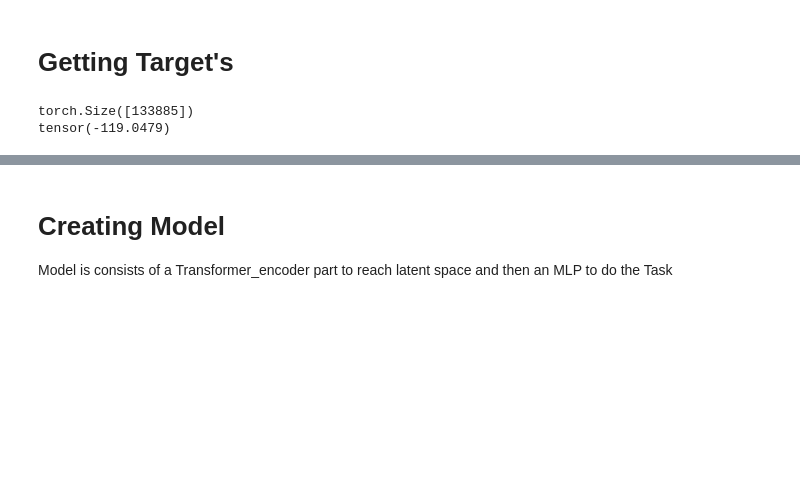
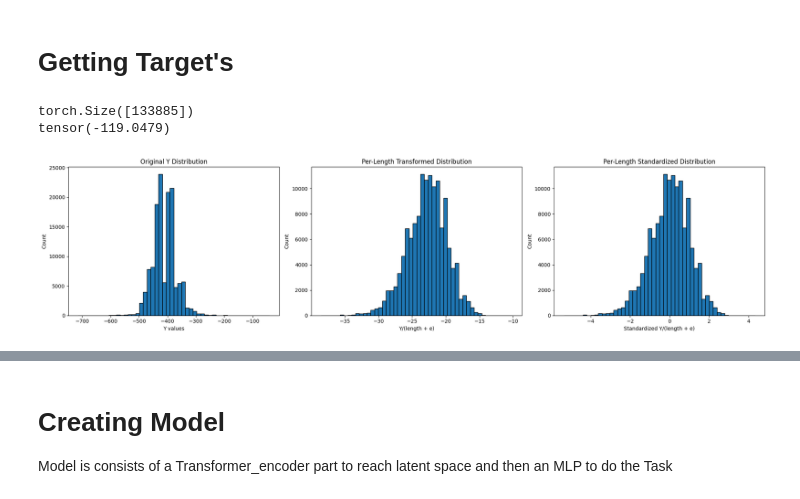
Before and after one commit to Mahdavi78/MoleculeNet, a Jupyter notebook: Main.ipynb, the cells around one changed output, grey strips where cells are left out. Saved outputs shown, nothing was run; the diff lists cells and outputs as text; code cells hidden in the pictures; blank space fills up the shorter version.

```diff
--- a/Main.ipynb
+++ b/Main.ipynb
@@ -110,23 +110,64 @@ print(Y[12])
 torch.Size([133885])
 tensor(-119.0479)
 # %%
-# Basic statistics
-print("Y tensor statistics:")
-print(f"Shape: {Y.shape}")
-print(f"Min value: {Y.min().item():.4f}")
-print(f"Max value: {Y.max().item():.4f}")
-print(f"Mean value: {Y.float().mean().item():.4f}")
-print(f"Median value: {Y.float().median().item():.4f}")
-print(f"Standard deviation: {Y.float().std().item():.4f}")
+from Model.TargetTransformer import TargetTransformer
 
-# Optional: Show distribution in bins
-print("\nValue distribution:")
-hist = torch.histc(Y.float(), bins=10)
-bin_edges = torch.linspace(Y.min(), Y.max(), 11)
-for i in range(10):
-    print(f"Range {bin_edges[i]:.2f} to {bin_edges[i+1]:.2f}: {hist[i].item():.0f} values")
+# Initialize transformer
+transformer = TargetTransformer()
+'''
+---------------------------------
+        y is tranformed like this ,
+n= length of not 'PAD' elements of X
+e= normalizer value
+    y = y/(n+e)
+---------------------------------
+'''
+# Get transformed values
+Y_per_length = transformer.per_length(X, Y, e=1)
+Y_per_length_standard = transformer.per_length_standard(X, Y, e=1)
 
-# Optional: Show some sample values
-print("\nSample values (first 5):")
-print(Y[:5].tolist())
+# Create figure with 3 subplots
+fig, (ax1, ax2, ax3) = plt.subplots(1, 3, figsize=(20, 5))
+
+# Plot original Y distribution
+ax1.hist(Y.cpu().numpy(), bins=50, edgecolor='black')
+ax1.set_title('Original Y Distribution')
+ax1.set_xlabel('Y values')
+ax1.set_ylabel('Count')
+
+# Plot per_length distribution
+ax2.hist(Y_per_length.cpu().numpy(), bins=50, edgecolor='black')
+ax2.set_title('Per-Length Transformed Distribution')
+ax2.set_xlabel('Y/(length + e)')
+ax2.set_ylabel('Count')
+
+# Plot per_length_standard distribution
+ax3.hist(Y_per_length_standard.cpu().numpy(), bins=50, edgecolor='black')
+ax3.set_title('Per-Length Standardized Distribution')
+ax3.set_xlabel('Standardized Y/(length + e)')
+ax3.set_ylabel('Count')
+
+plt.tight_layout()
+plt.show()
+
+# Print some statistics
+print("\nStatistics:")
+print("\nOriginal Y:")
+print(f"Mean: {Y.mean():.2f}")
+print(f"Std: {Y.std():.2f}")
+print(f"Min: {Y.min():.2f}")
+print(f"Max: {Y.max():.2f}")
+
+print("\nPer-Length Transformed:")
+print(f"Mean: {Y_per_length.mean():.2f}")
+print(f"Std: {Y_per_length.std():.2f}")
+print(f"Min: {Y_per_length.min():.2f}")
+print(f"Max: {Y_per_length.max():.2f}")
+
+print("\nPer-Length Standardized:")
+print(f"Mean: {Y_per_length_standard.mean():.2f}")
+print(f"Std: {Y_per_length_standard.std():.2f}")
+print(f"Min: {Y_per_length_standard.min():.2f}")
+print(f"Max: {Y_per_length_standard.max():.2f}")
 # %% [output]
+[figure, added]
```
Also changed, not shown: parts of 5 cells of this notebook, 5 other files.
